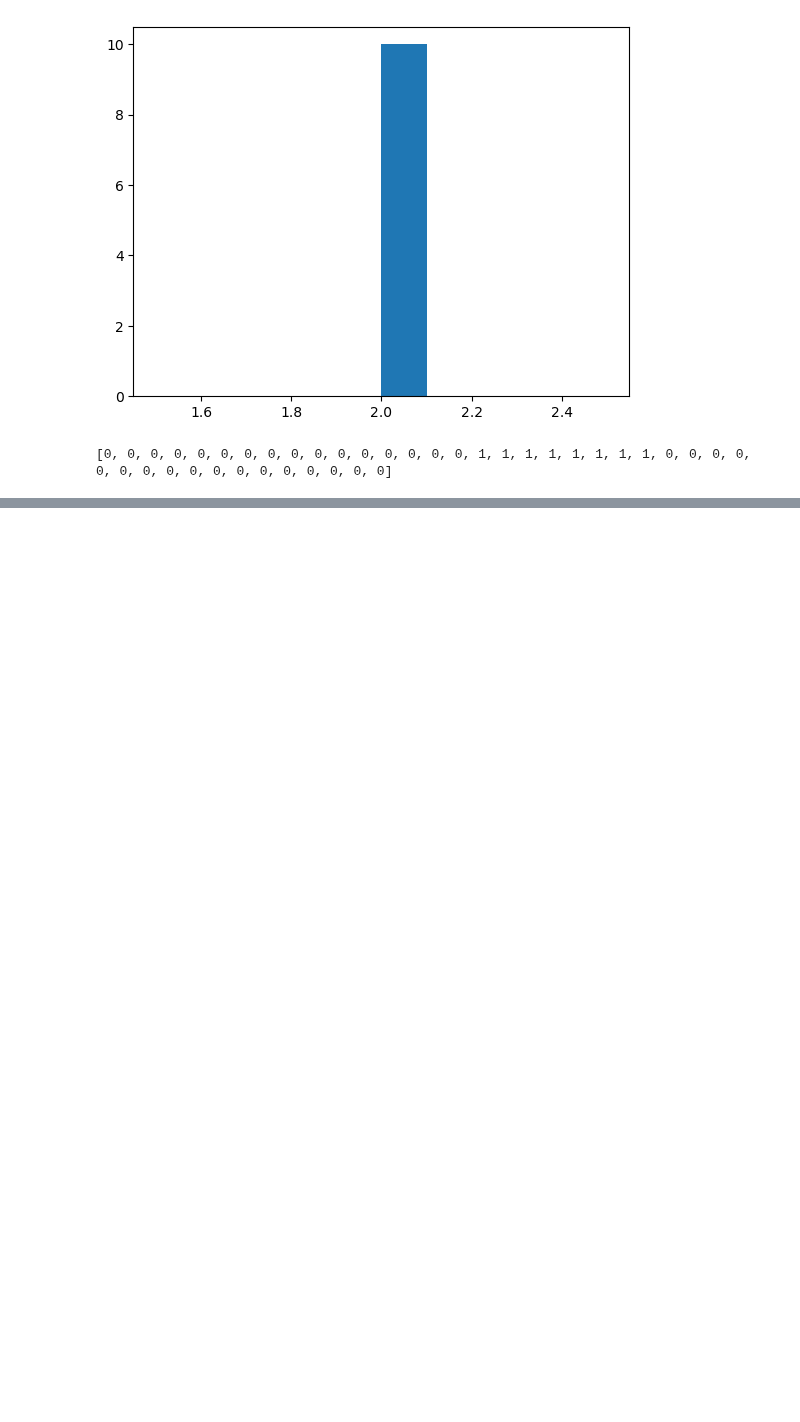
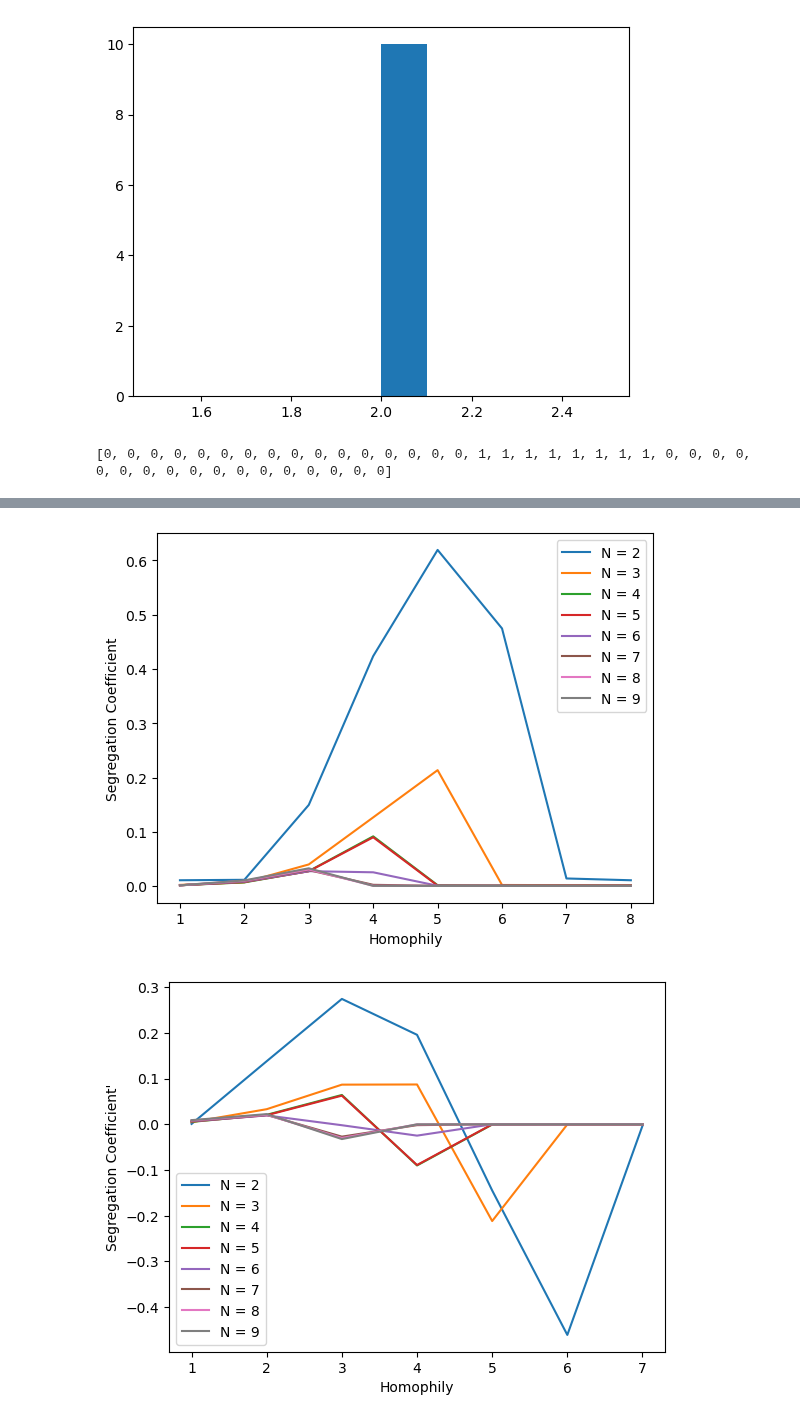
Before and after one commit to aM0NKE/ComplexSystemSimulation, a Jupyter notebook: mesa-schelling/cluster_find_function.ipynb, the cells around one changed output, grey strips where cells are left out. Cells and saved outputs as stored; diff of their text form; code cells hidden in the pictures; blank space fills up the shorter version.

Commit message:
Added multi order derivatives + axis labels

```diff
--- a/mesa-schelling/cluster_find_function.ipynb
+++ b/mesa-schelling/cluster_find_function.ipynb
@@ -233,0 +236,47 @@ plt.show()
+# %%
+import numpy as np
+y = np.array([
+    [0.01070686, 0.01151826, 0.14953201, 0.42373291, 0.61945561, 0.47470189, 0.01399018, 0.01070091],
+    [0.00213413, 0.00681285, 0.03984657, 0.12655363, 0.21361069, 0.00197941, 0.00170722, 0.00168172],
+    [0.0015323, 0.00676193, 0.02749782, 0.09160902, 0.00157242, 0.00100248, 0.00098497, 0.00096865],
+    [0.00141821, 0.00743769, 0.02725514, 0.08989224, 0.00079138, 0.00068885, 0.00069006, 0.00067744],
+    [0.00134072, 0.00805424, 0.02741988, 0.02536538, 0.00055214, 0.00050461, 0.00049539, 0.00050953],
+    [0.00131461, 0.00892319, 0.0293157, 0.00229785, 0.00042167, 0.00040562, 0.00040402, 0.0003887],
+    [0.0013734, 0.00970074, 0.03051382, 0.00059592, 0.00032941, 0.00030985, 0.0003205, 0.00032544],
+    [0.00137017, 0.01043905, 0.03269281, 0.0003643, 0.00027313, 0.00026519, 0.00026212, 0.00025298]
+    ])
+
+x = np.arange(1,9)
+def derivative(x,y):
+    derivative = np.zeros((y.shape[0], y.shape[1]-1))
+    for i in range(y.shape[1]-1):
+        for j in range(y.shape[0]):
+            derivative[j,i] = (y[j,i] - y[j,i+1]) / (x[i] - x[i+1])
+    return derivative
+
+first_der = derivative(x,y)
+second_der = derivative(x,first_der)
+
+for i in range(len(y)):
+    plt.plot(x,y[i,:], label=f"N = {i+2}")
+    plt.xlabel("Homophily")
+    plt.ylabel("Segregation Coefficient")
+    plt.legend()
+plt.show()
+
+for i in range(len(y)):
+    plt.plot(x[:-1],first_der[i,:], label=f"N = {i+2}")
+    plt.xlabel("Homophily")
+    plt.ylabel("Segregation Coefficient'")
+    plt.legend()
+plt.show()
+
+for i in range(len(y)):
+    plt.plot(x[:-2],second_der[i,:], label=f"N = {i+2}")
+    plt.xlabel("Homophily")
+    plt.ylabel("Segregation Coefficient''")
+    plt.legend()
+plt.show()
+# %% [output]
+[figure, added]
+[figure, added]
```
Also changed, not shown: parts of 3 cells of this notebook, 1 other file.
